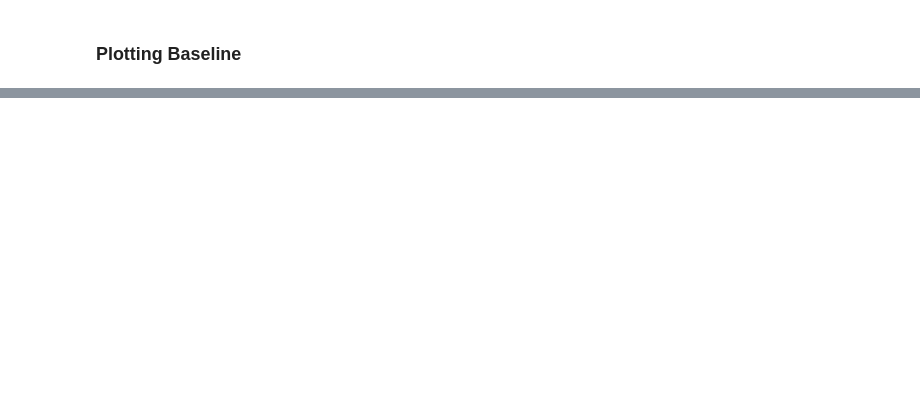
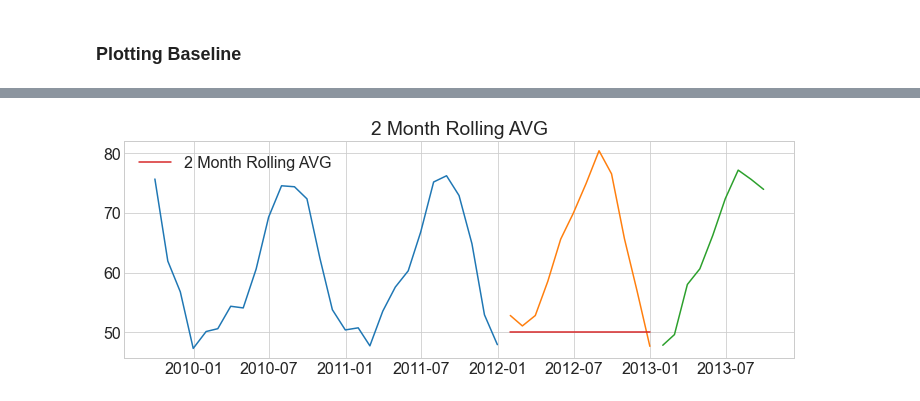
Before and after one commit to joshuamchavez2/time-series-analysis, a Jupyter notebook: final.ipynb, the cells around one changed output, grey strips where cells are left out. Drawn from its saved outputs; the diff is of its cells as text; code cells hidden in the pictures; blank space fills up the shorter version.

Commit message:
finished validate models

```diff
--- a/final.ipynb
+++ b/final.ipynb
@@ -398,0 +459,3 @@ plt.show()
+# %%
+# 2 month period
+period = 2
@@ -398,0 +464,4 @@ plt.show()
+# %%
+# Taking the rolling method, take the mean of the last 2 months
+rolling_avg = round(train[target_var].rolling(period).mean().iloc[-1])
+rolling_avg
@@ -398,0 +472,4 @@ plt.show()
+# %%
+# Making predictions
+yhat_df = pd.DataFrame({target_var: [rolling_avg]}, index = validate.index)
+yhat_df.head(3)
@@ -398,0 +505,9 @@ plt.show()
+# %%
+plot_samples(target_var)
+plt.plot(yhat_df[target_var], label='2 Month Rolling AVG')
+plt.title('2 Month Rolling AVG')
+rmse = evaluate(target_var)
+plt.legend()
+plt.show()
+# %% [output]
+[figure, added]
```
Also changed, not shown: parts of 55 cells of this notebook.
